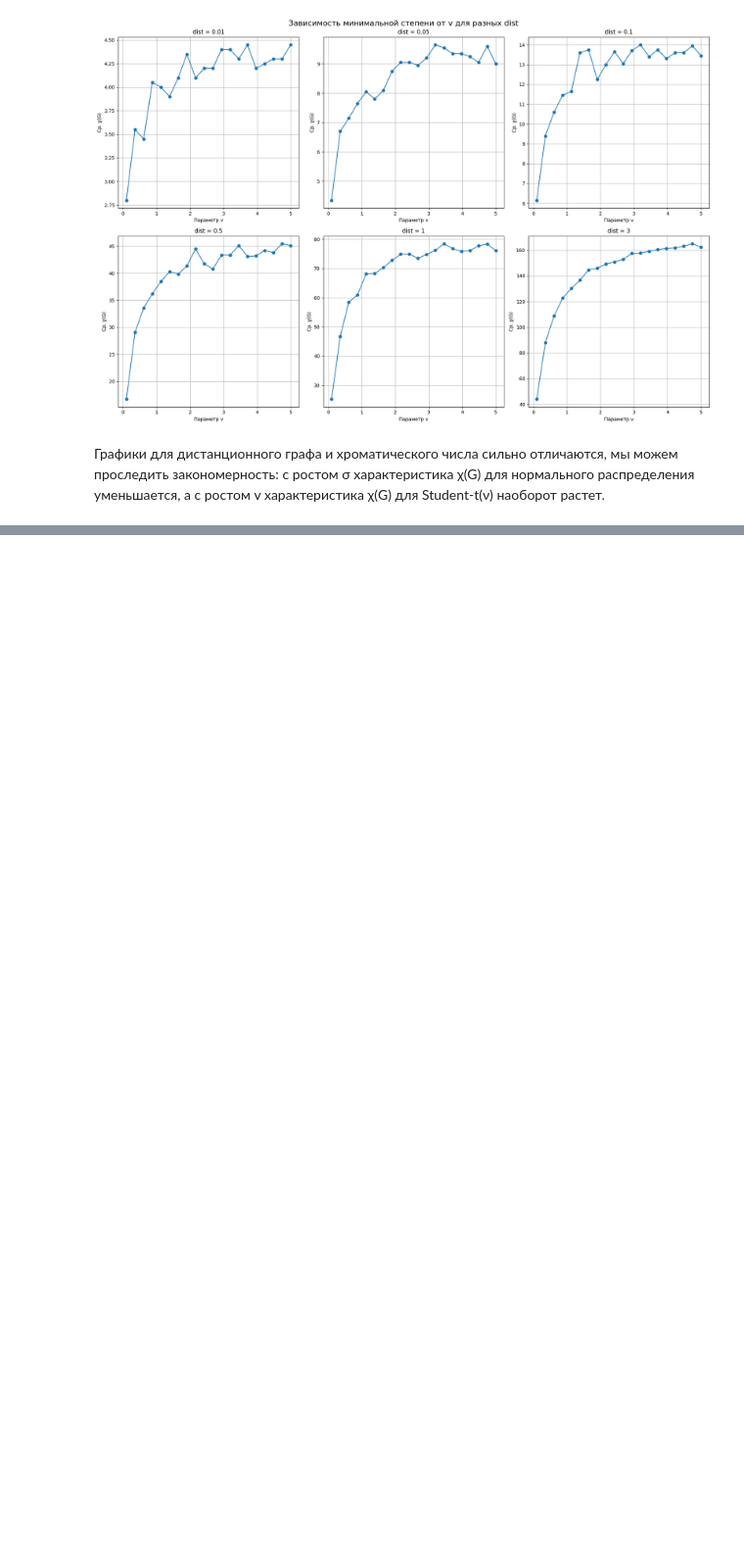
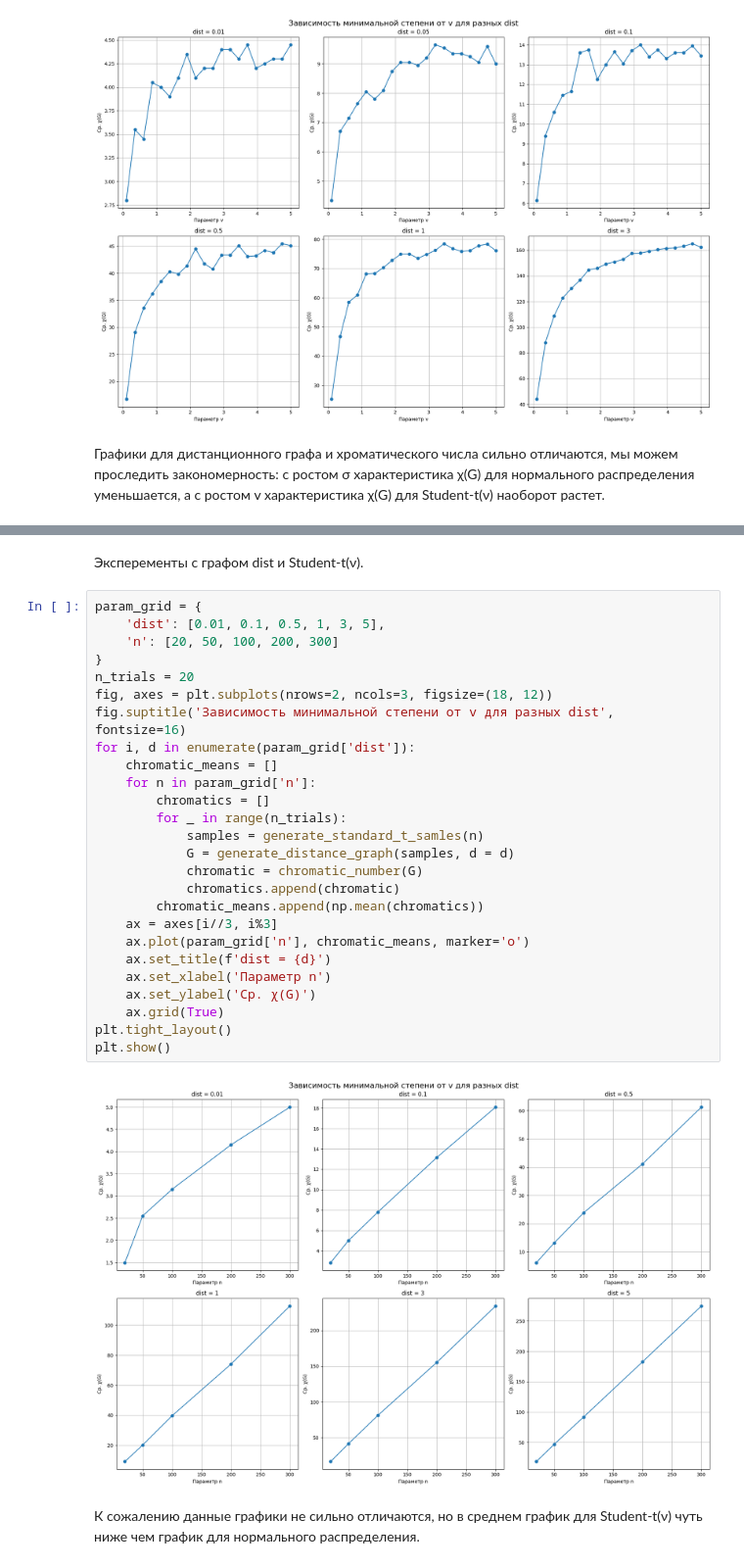
Before and after one commit to Viktorbahse/Random_Ggraph_Problems, a Jupyter notebook: src/Random_graphs.ipynb, the cells around one changed output, grey strips where cells are left out. Shown at 98% size. Drawn from its saved outputs; the diff is of its cells as text; blank space fills up the shorter version.

```diff
--- a/src/Random_graphs.ipynb
+++ b/src/Random_graphs.ipynb
@@ -231,0 +331,32 @@ plt.show()
+# %% [markdown]
+Эксперементы с графом dist и Student-t(ν).
+# %%
+param_grid = {
+    'dist': [0.01, 0.1, 0.5, 1, 3, 5],
+    'n': [20, 50, 100, 200, 300]
+}
+n_trials = 20
+fig, axes = plt.subplots(nrows=2, ncols=3, figsize=(18, 12))
+fig.suptitle('Зависимость минимальной степени от v для разных dist', fontsize=16)
+for i, d in enumerate(param_grid['dist']):
+    chromatic_means = []
+    for n in param_grid['n']:
+        chromatics = []
+        for _ in range(n_trials):
+            samples = generate_standard_t_samles(n)
+            G = generate_distance_graph(samples, d = d)
+            chromatic = chromatic_number(G)
+            chromatics.append(chromatic)
+        chromatic_means.append(np.mean(chromatics))
+    ax = axes[i//3, i%3]
+    ax.plot(param_grid['n'], chromatic_means, marker='o')
+    ax.set_title(f'dist = {d}')
+    ax.set_xlabel('Параметр n')
+    ax.set_ylabel('Ср. χ(G)')
+    ax.grid(True)
+plt.tight_layout()
+plt.show()
+# %% [output]
+[figure, added]
+# %% [markdown]
+К сожалению данные графики не сильно отличаются, но в среднем график для Student-t(ν) чуть ниже чем график для нормального распределения.
```
Also changed, not shown: parts of 9 cells of this notebook.
